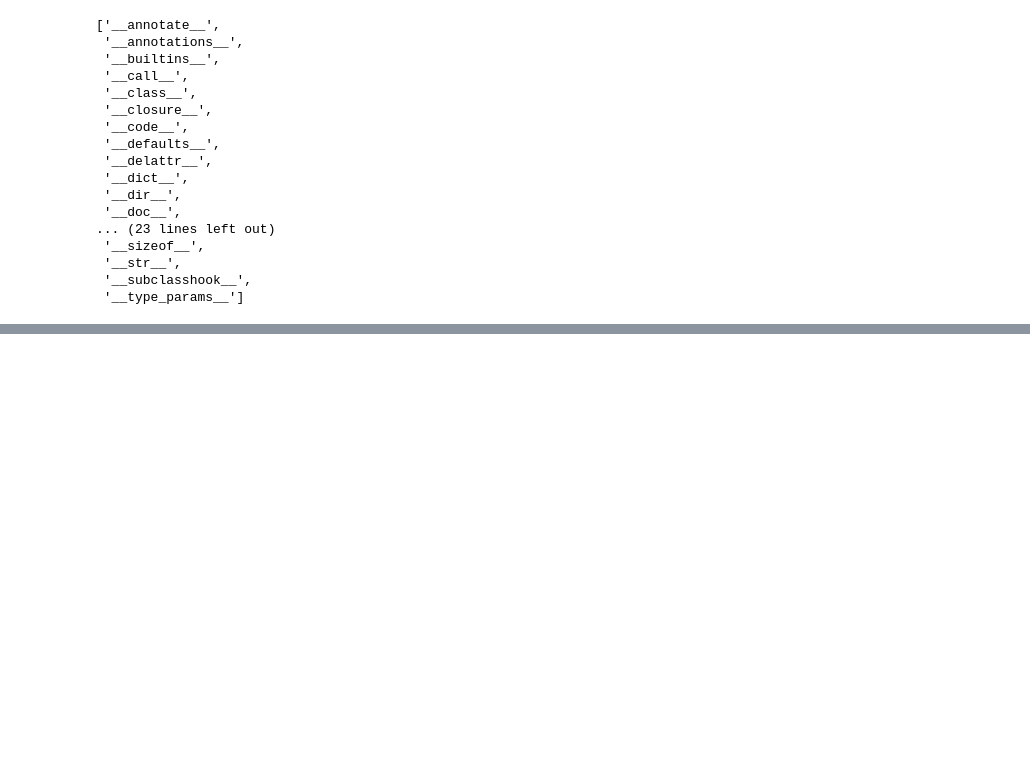
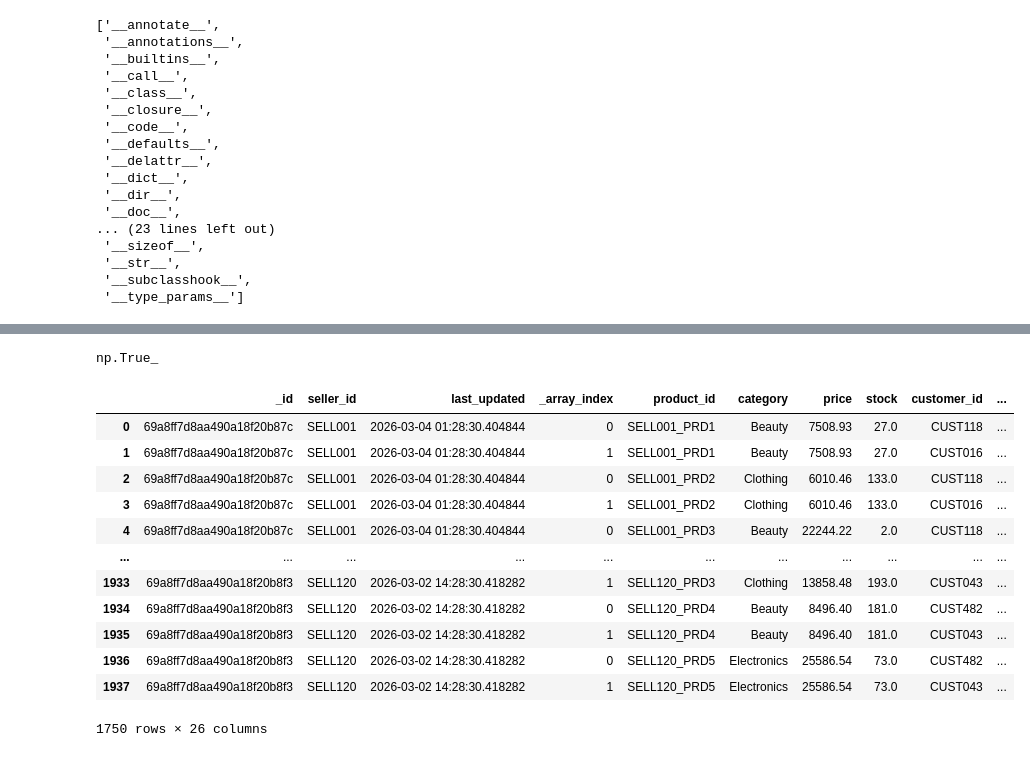
Before and after one commit to aparna-belur/data-migration-aparna, a Jupyter notebook: test.ipynb, the cells around one changed output, grey strips where cells are left out. Saved outputs shown, nothing was run; the diff lists cells and outputs as text; code cells hidden in the pictures; blank space fills up the shorter version.

```diff
--- a/test.ipynb
+++ b/test.ipynb
@@ -128,0 +144,3 @@ orders_df_transform.head(2)
+# %%
+sellers_df1=extract("sellers")
+sellers_df1.head()
@@ -128,0 +154,3 @@ orders_df_transform.head(2)
+# %%
+seller_df1_transform1=transform(sellers_df1)
+seller_df1_transform1.head()
@@ -128,0 +165,27 @@ orders_df_transform.head(2)
+# %%
+seller_df1_transform1.duplicated(
+    subset=['_source_object_id','_array_index']
+).any()
+# %% [output]
+np.True_
+# %%
+seller_df1_transform1[
+    seller_df1_transform1.duplicated(
+        subset=['seller_id','product_id'],
+        keep=False
+    )
+].sort_values(['seller_id','product_id'])
+# %% [output]
+|  | _id | seller_id | last_updated | _array_index | product_id | category | price | stock | customer_id | ... |
+| 0 | 69a8ff7d8aa490a18f20b87c | SELL001 | 2026-03-04 01:28:30.404844 | 0 | SELL001_PRD1 | Beauty | 7508.93 | 27.0 | CUST118 | ... |
+| 1 | 69a8ff7d8aa490a18f20b87c | SELL001 | 2026-03-04 01:28:30.404844 | 1 | SELL001_PRD1 | Beauty | 7508.93 | 27.0 | CUST016 | ... |
+| 2 | 69a8ff7d8aa490a18f20b87c | SELL001 | 2026-03-04 01:28:30.404844 | 0 | SELL001_PRD2 | Clothing | 6010.46 | 133.0 | CUST118 | ... |
+| 3 | 69a8ff7d8aa490a18f20b87c | SELL001 | 2026-03-04 01:28:30.404844 | 1 | SELL001_PRD2 | Clothing | 6010.46 | 133.0 | CUST016 | ... |
+| 4 | 69a8ff7d8aa490a18f20b87c | SELL001 | 2026-03-04 01:28:30.404844 | 0 | SELL001_PRD3 | Beauty | 22244.22 | 2.0 | CUST118 | ... |
+| ... | ... | ... | ... | ... | ... | ... | ... | ... | ... | ... |
+| 1933 | 69a8ff7d8aa490a18f20b8f3 | SELL120 | 2026-03-02 14:28:30.418282 | 1 | SELL120_PRD3 | Clothing | 13858.48 | 193.0 | CUST043 | ... |
+| 1934 | 69a8ff7d8aa490a18f20b8f3 | SELL120 | 2026-03-02 14:28:30.418282 | 0 | SELL120_PRD4 | Beauty | 8496.40 | 181.0 | CUST482 | ... |
+| 1935 | 69a8ff7d8aa490a18f20b8f3 | SELL120 | 2026-03-02 14:28:30.418282 | 1 | SELL120_PRD4 | Beauty | 8496.40 | 181.0 | CUST043 | ... |
+| 1936 | 69a8ff7d8aa490a18f20b8f3 | SELL120 | 2026-03-02 14:28:30.418282 | 0 | SELL120_PRD5 | Electronics | 25586.54 | 73.0 | CUST482 | ... |
+| 1937 | 69a8ff7d8aa490a18f20b8f3 | SELL120 | 2026-03-02 14:28:30.418282 | 1 | SELL120_PRD5 | Electronics | 25586.54 | 73.0 | CUST043 | ... |
+1750 rows × 26 columns
```
Also changed, not shown: parts of 29 cells of this notebook, 13 other files.
